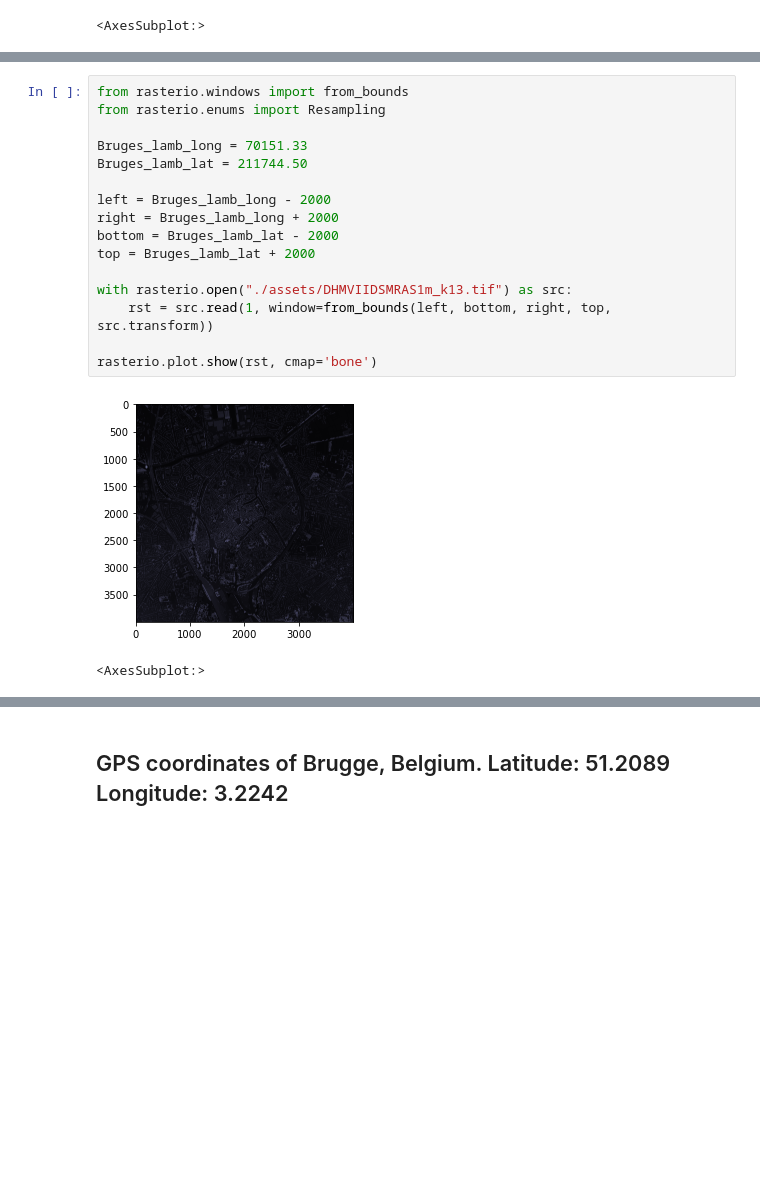
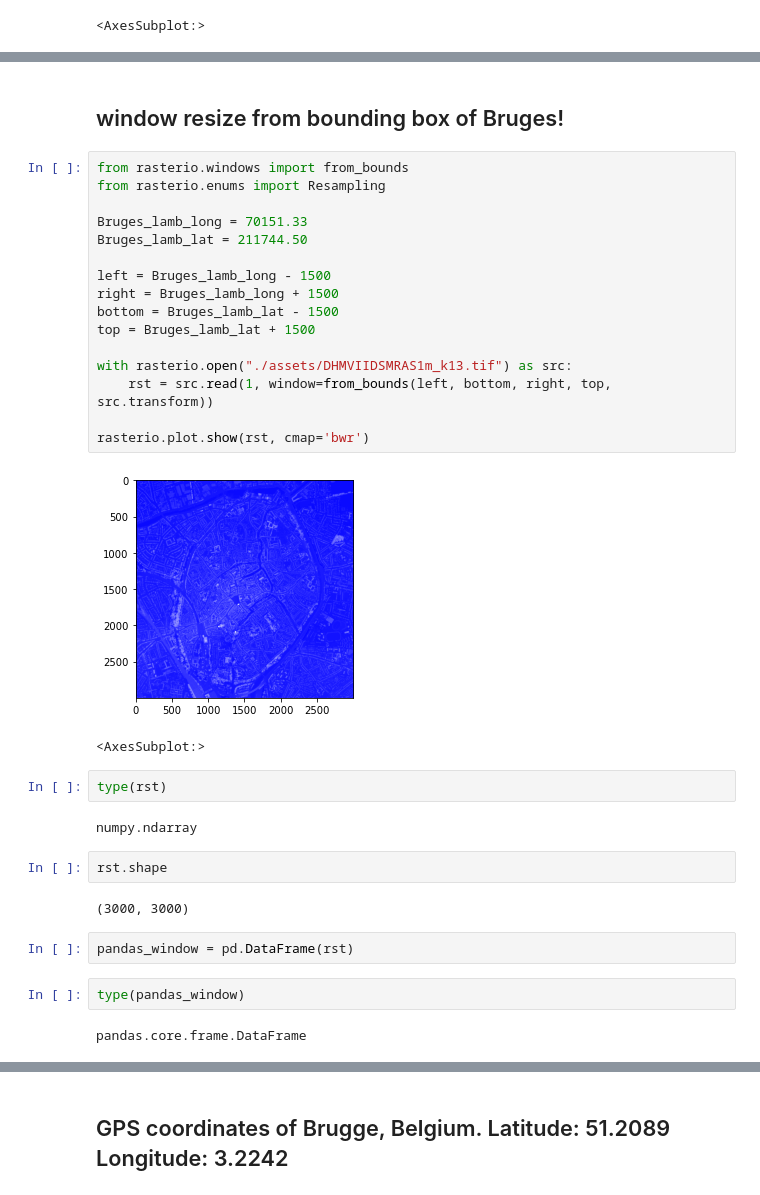
Before and after one commit to Maarten-Vandaele/Maarten_3DHouseProject, a Jupyter notebook: Maarten_3DhouseProject.ipynb, the cells around one changed output, grey strips where cells are left out. Drawn from its saved outputs; the diff is of its cells as text; blank space fills up the shorter version.

```diff
--- a/Maarten_3DhouseProject.ipynb
+++ b/Maarten_3DhouseProject.ipynb
@@ -115,19 +74,35 @@ numpy.ndarray
+# %% [markdown]
+## window resize from bounding box of Bruges!
 # %%
 from rasterio.windows import from_bounds
 from rasterio.enums import Resampling
 
 Bruges_lamb_long = 70151.33
 Bruges_lamb_lat = 211744.50
 
-left = Bruges_lamb_long - 2000
-right = Bruges_lamb_long + 2000
-bottom = Bruges_lamb_lat - 2000
-top = Bruges_lamb_lat + 2000
+left = Bruges_lamb_long - 1500
+right = Bruges_lamb_long + 1500
+bottom = Bruges_lamb_lat - 1500
+top = Bruges_lamb_lat + 1500
 
 with rasterio.open("./assets/DHMVIIDSMRAS1m_k13.tif") as src:
     rst = src.read(1, window=from_bounds(left, bottom, right, top, src.transform))
 
-rasterio.plot.show(rst, cmap='bone')
+rasterio.plot.show(rst, cmap='bwr')
 # %% [output]
-[figure, old version]
+[figure, new version]
 <AxesSubplot:>
+# %%
+type(rst)
+# %% [output]
+numpy.ndarray
+# %%
+rst.shape
+# %% [output]
+(3000, 3000)
+# %%
+pandas_window = pd.DataFrame(rst)
+# %%
+type(pandas_window)
+# %% [output]
+pandas.core.frame.DataFrame
```
Also changed, not shown: parts of 34 cells of this notebook, 1 other file.
